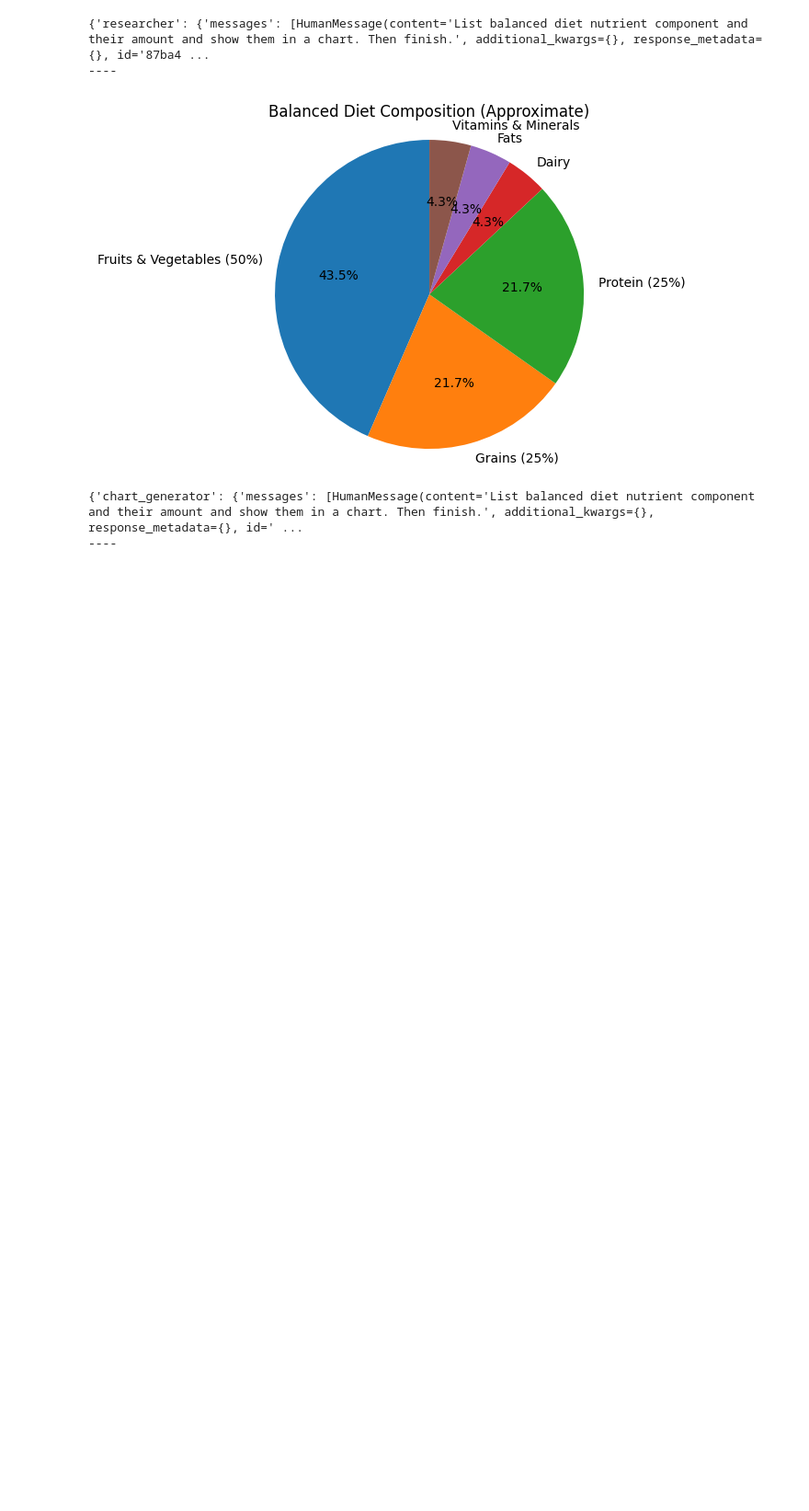
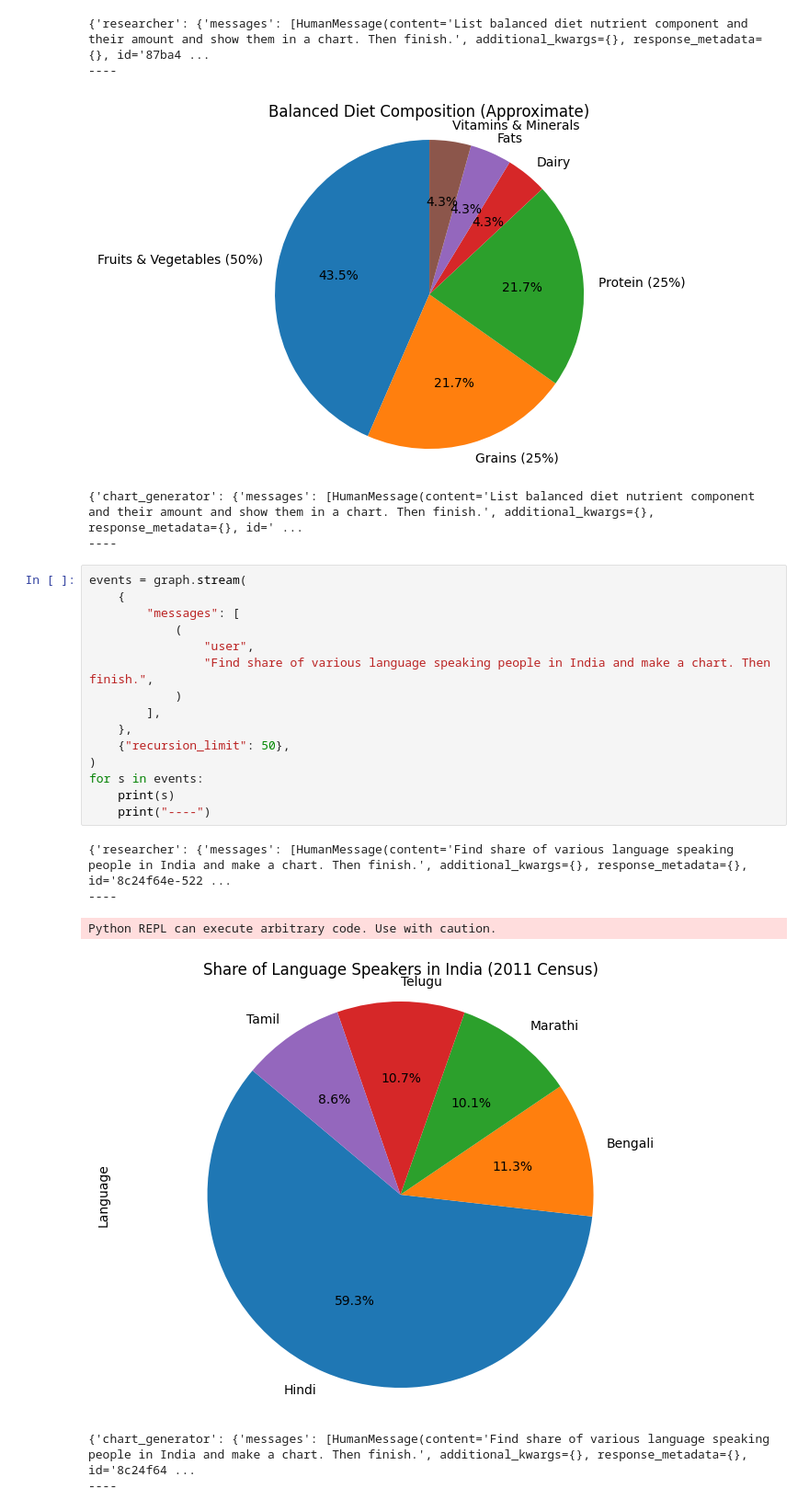
Before and after one commit to MannaArkadeb/Coding-Week-ML-Tasks, a Jupyter notebook: Task2/Levels3&4.ipynb, the cells around one changed output. Shown at 92% size. Drawn from its saved outputs; the diff is of its cells as text; blank space fills up the shorter version.

```diff
--- a/Task2/Levels3&4.ipynb
+++ b/Task2/Levels3&4.ipynb
@@ -156,3 +156,25 @@ for s in events:
 [figure]
 {'chart_generator': {'messages': [HumanMessage(content='List balanced diet nutrient component and their amount and show them in a chart. Then finish.', additional_kwargs={}, response_metadata={}, id=' ...
 ----
+# %%
+events = graph.stream(
+    {
+        "messages": [
+            (
+                "user",
+                "Find share of various language speaking people in India and make a chart. Then finish.",
+            )
+        ],
+    },
+    {"recursion_limit": 50},
+)
+for s in events:
+    print(s)
+    print("----")
+# %% [output]
+{'researcher': {'messages': [HumanMessage(content='Find share of various language speaking people in India and make a chart. Then finish.', additional_kwargs={}, response_metadata={}, id='8c24f64e-522 ...
+----
+Python REPL can execute arbitrary code. Use with caution.
+[figure, added]
+{'chart_generator': {'messages': [HumanMessage(content='Find share of various language speaking people in India and make a chart. Then finish.', additional_kwargs={}, response_metadata={}, id='8c24f64 ...
+----
```
Also changed, not shown: 4 other files.
